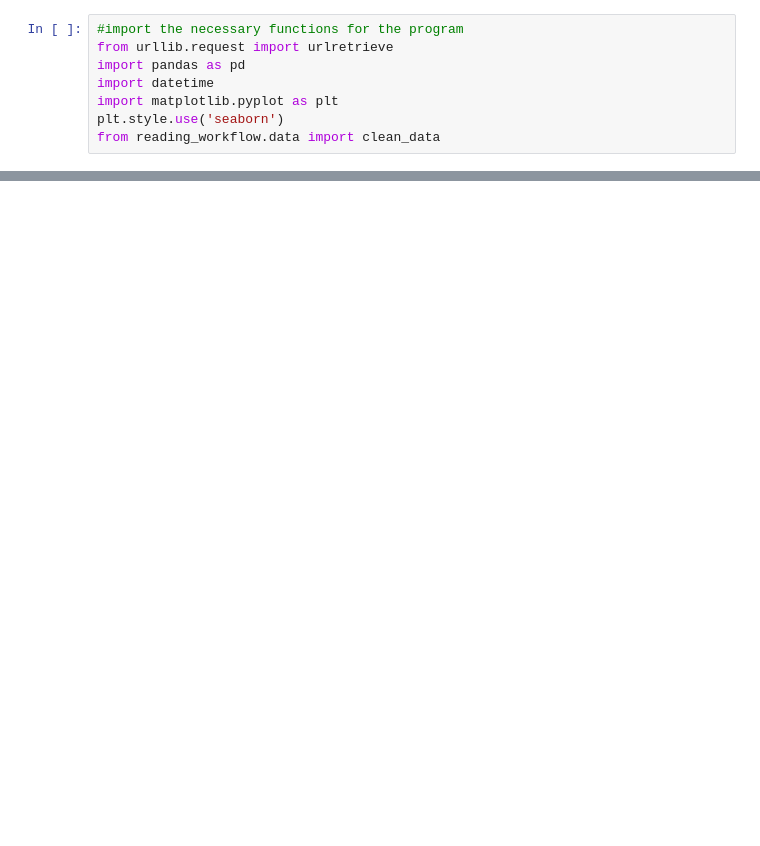
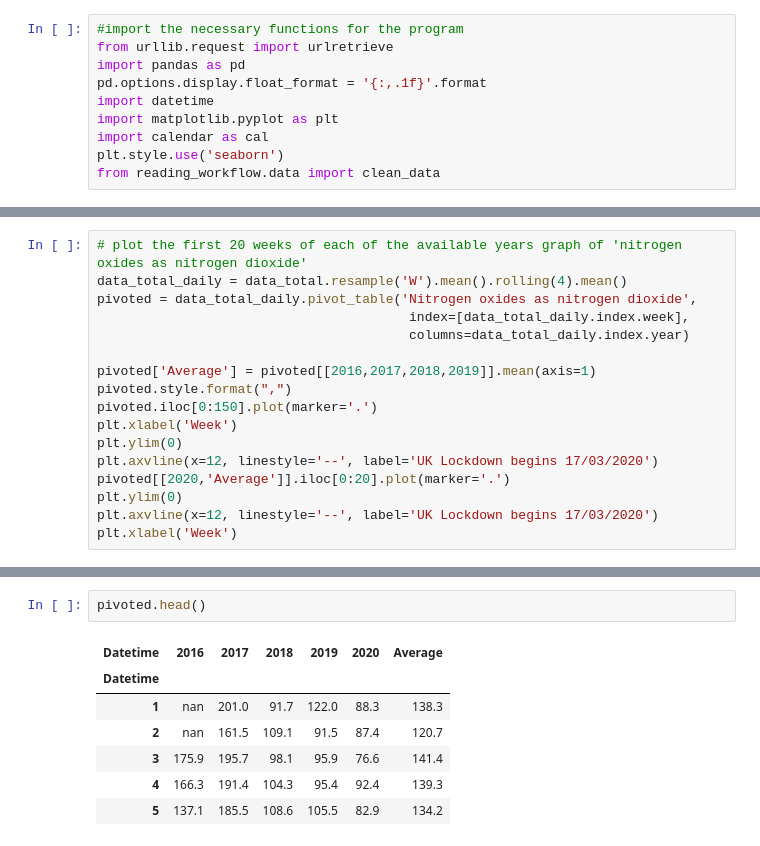
Before and after one commit to productivityboyz/Air-Pollution-Project, a Jupyter notebook: Oxford Analysis.ipynb, the cells around one changed output, grey strips where cells are left out. Saved outputs shown, nothing was run; the diff lists cells and outputs as text; blank space fills up the shorter version.

```diff
--- a/Oxford Analysis.ipynb
+++ b/Oxford Analysis.ipynb
@@ -2,8 +12,10 @@
 #import the necessary functions for the program
 from urllib.request import urlretrieve
 import pandas as pd
+pd.options.display.float_format = '{:,.1f}'.format
 import datetime
 import matplotlib.pyplot as plt
+import calendar as cal
 plt.style.use('seaborn')
 from reading_workflow.data import clean_data
 # %%
@@ -39,0 +60,17 @@ Text(0.5, 0, 'Week')
+# %%
+# plot the first 20 weeks of each of the available years graph of 'nitrogen oxides as nitrogen dioxide'
+data_total_daily = data_total.resample('W').mean().rolling(4).mean()
+pivoted = data_total_daily.pivot_table('Nitrogen oxides as nitrogen dioxide',
+                                        index=[data_total_daily.index.week],
+                                        columns=data_total_daily.index.year)
+
+pivoted['Average'] = pivoted[[2016,2017,2018,2019]].mean(axis=1)
+pivoted.style.format(",")
+pivoted.iloc[0:150].plot(marker='.')
+plt.xlabel('Week')
+plt.ylim(0)
+plt.axvline(x=12, linestyle='--', label='UK Lockdown begins 17/03/2020')
+pivoted[[2020,'Average']].iloc[0:20].plot(marker='.')
+plt.ylim(0)
+plt.axvline(x=12, linestyle='--', label='UK Lockdown begins 17/03/2020')
+plt.xlabel('Week')
@@ -39,0 +81,10 @@ Text(0.5, 0, 'Week')
+# %%
+pivoted.head()
+# %% [output]
+| Datetime | 2016 | 2017 | 2018 | 2019 | 2020 | Average |
+| Datetime |  |  |  |  |  |  |
+| 1 | nan | 201.0 | 91.7 | 122.0 | 88.3 | 138.3 |
+| 2 | nan | 161.5 | 109.1 | 91.5 | 87.4 | 120.7 |
+| 3 | 175.9 | 195.7 | 98.1 | 95.9 | 76.6 | 141.4 |
+| 4 | 166.3 | 191.4 | 104.3 | 95.4 | 92.4 | 139.3 |
+| 5 | 137.1 | 185.5 | 108.6 | 105.5 | 82.9 | 134.2 |
```
Also changed, not shown: parts of 12 cells of this notebook.
